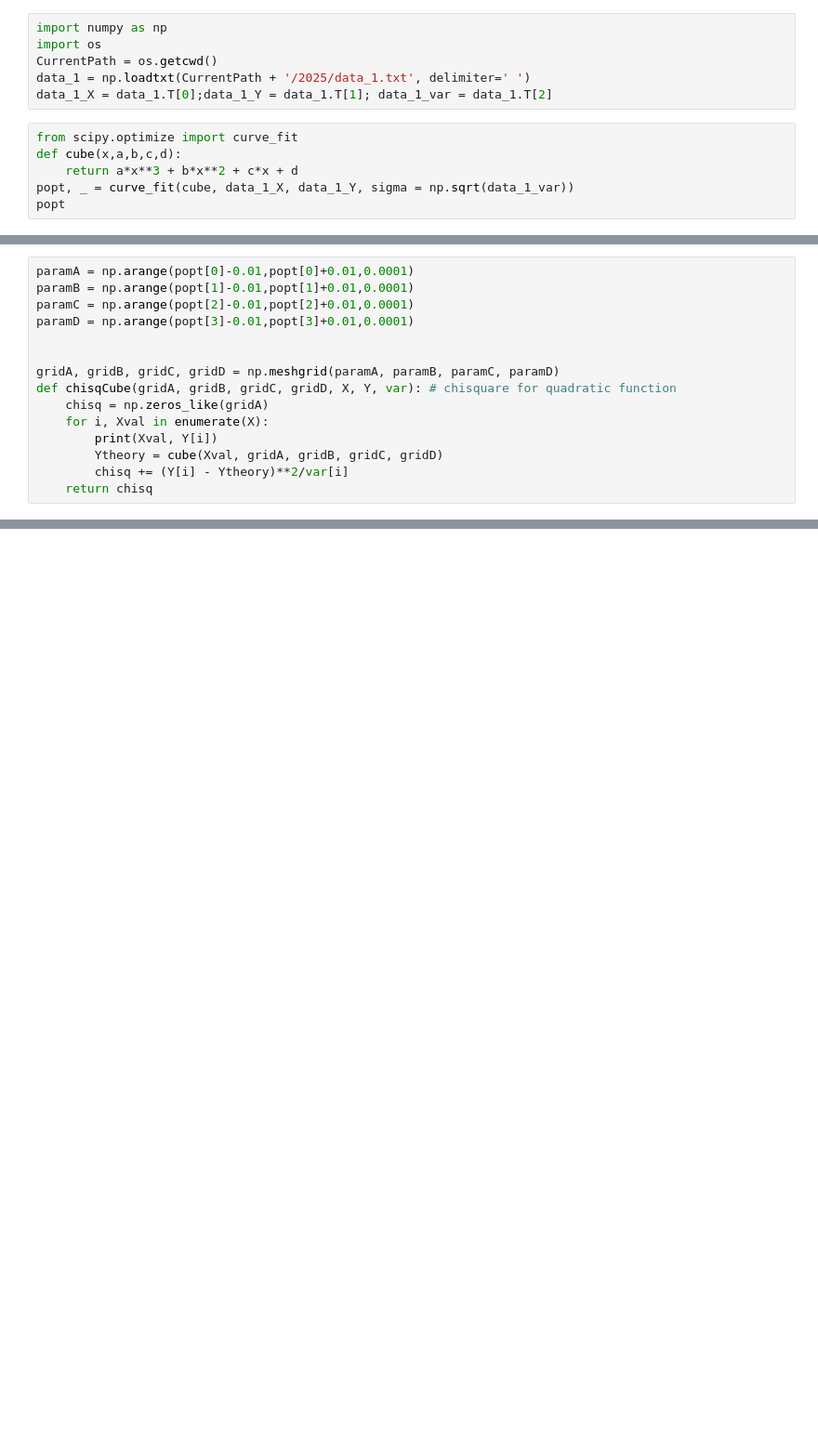
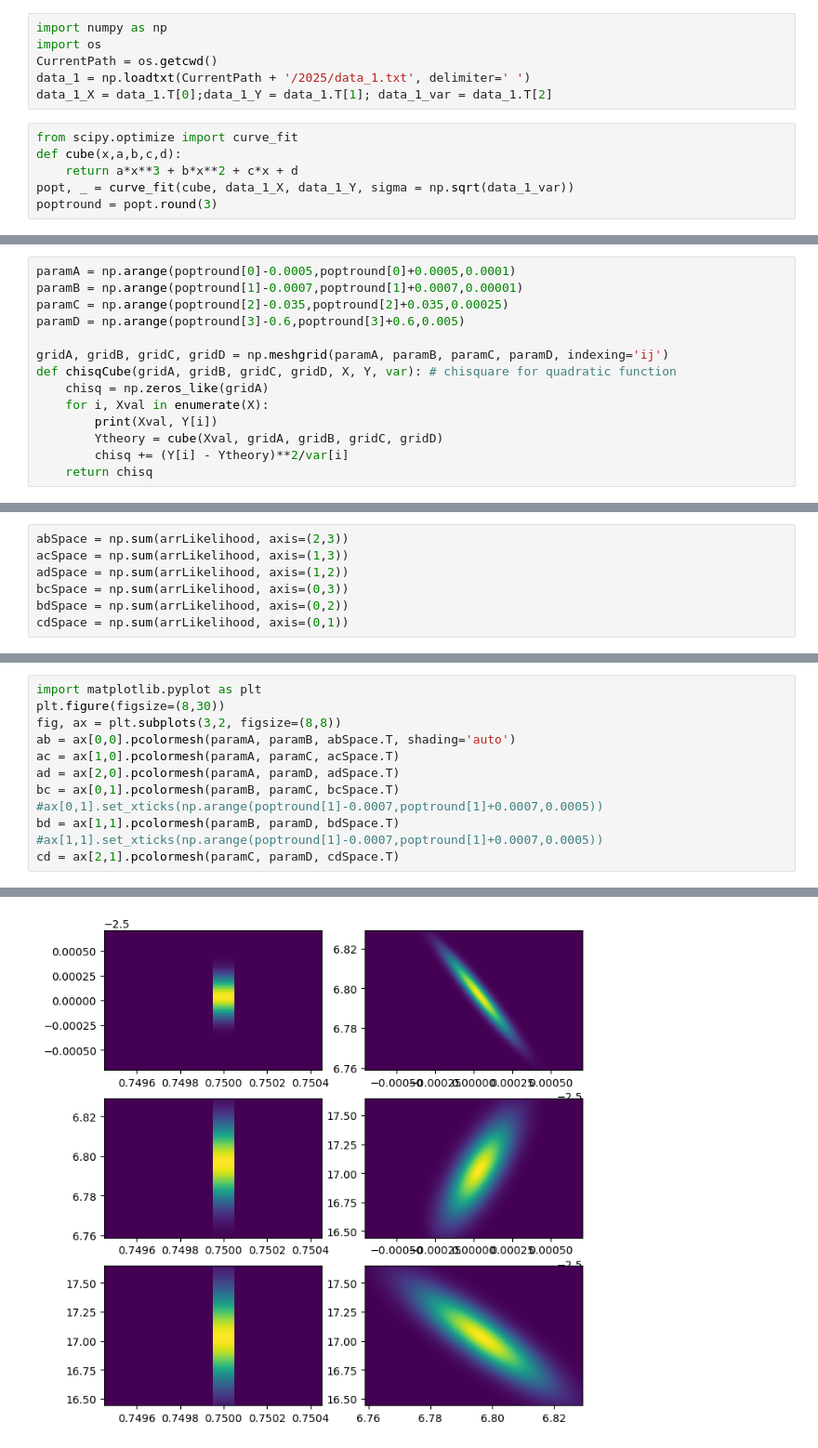
Before and after one commit to john1256/KASI_Ms, a Jupyter notebook: 2025/chisq.ipynb, the cells around one changed output, grey strips where cells are left out. Shown at 93% size. Cells and saved outputs as stored; diff of their text form; blank space fills up the shorter version.

```diff
--- a/2025/chisq.ipynb
+++ b/2025/chisq.ipynb
@@ -9,4 +9,4 @@ from scipy.optimize import curve_fit
 def cube(x,a,b,c,d):
     return a*x**3 + b*x**2 + c*x + d
 popt, _ = curve_fit(cube, data_1_X, data_1_Y, sigma = np.sqrt(data_1_var))
-popt
+poptround = popt.round(3)
@@ -15,11 +13,10 @@ array([ 0.74999955, -2.49990086,  6.79437875, 17.04649144])
 # %%
-paramA = np.arange(popt[0]-0.01,popt[0]+0.01,0.0001)
-paramB = np.arange(popt[1]-0.01,popt[1]+0.01,0.0001)
-paramC = np.arange(popt[2]-0.01,popt[2]+0.01,0.0001)
-paramD = np.arange(popt[3]-0.01,popt[3]+0.01,0.0001)
+paramA = np.arange(poptround[0]-0.0005,poptround[0]+0.0005,0.0001)
+paramB = np.arange(poptround[1]-0.0007,poptround[1]+0.0007,0.00001)
+paramC = np.arange(poptround[2]-0.035,poptround[2]+0.035,0.00025)
+paramD = np.arange(poptround[3]-0.6,poptround[3]+0.6,0.005)
 
-
-gridA, gridB, gridC, gridD = np.meshgrid(paramA, paramB, paramC, paramD)
+gridA, gridB, gridC, gridD = np.meshgrid(paramA, paramB, paramC, paramD, indexing='ij')
 def chisqCube(gridA, gridB, gridC, gridD, X, Y, var): # chisquare for quadratic function
     chisq = np.zeros_like(gridA)
     for i, Xval in enumerate(X):
@@ -142,0 +55,7 @@ kde
+# %%
+abSpace = np.sum(arrLikelihood, axis=(2,3))
+acSpace = np.sum(arrLikelihood, axis=(1,3))
+adSpace = np.sum(arrLikelihood, axis=(1,2))
+bcSpace = np.sum(arrLikelihood, axis=(0,3))
+bdSpace = np.sum(arrLikelihood, axis=(0,2))
+cdSpace = np.sum(arrLikelihood, axis=(0,1))
@@ -142,0 +66,13 @@ kde
+# %%
+import matplotlib.pyplot as plt
+plt.figure(figsize=(8,30))
+fig, ax = plt.subplots(3,2, figsize=(8,8))
+ab = ax[0,0].pcolormesh(paramA, paramB, abSpace.T, shading='auto')
+ac = ax[1,0].pcolormesh(paramA, paramC, acSpace.T)
+ad = ax[2,0].pcolormesh(paramA, paramD, adSpace.T)
+bc = ax[0,1].pcolormesh(paramB, paramC, bcSpace.T)
+#ax[0,1].set_xticks(np.arange(poptround[1]-0.0007,poptround[1]+0.0007,0.0005))
+bd = ax[1,1].pcolormesh(paramB, paramD, bdSpace.T)
+#ax[1,1].set_xticks(np.arange(poptround[1]-0.0007,poptround[1]+0.0007,0.0005))
+cd = ax[2,1].pcolormesh(paramC, paramD, cdSpace.T)
+# %% [output]
@@ -142,0 +80 @@ kde
+[figure, added]
```
Also changed, not shown: parts of 15 cells of this notebook.
